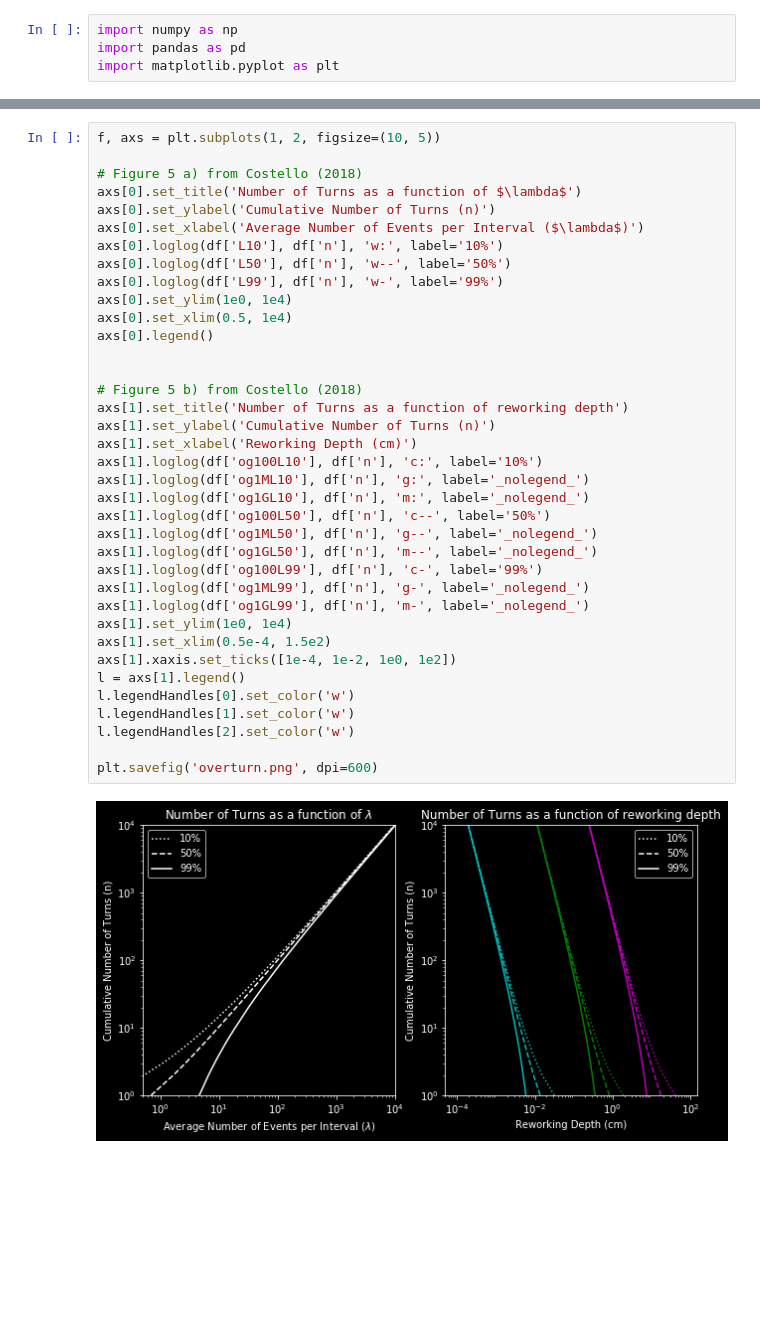
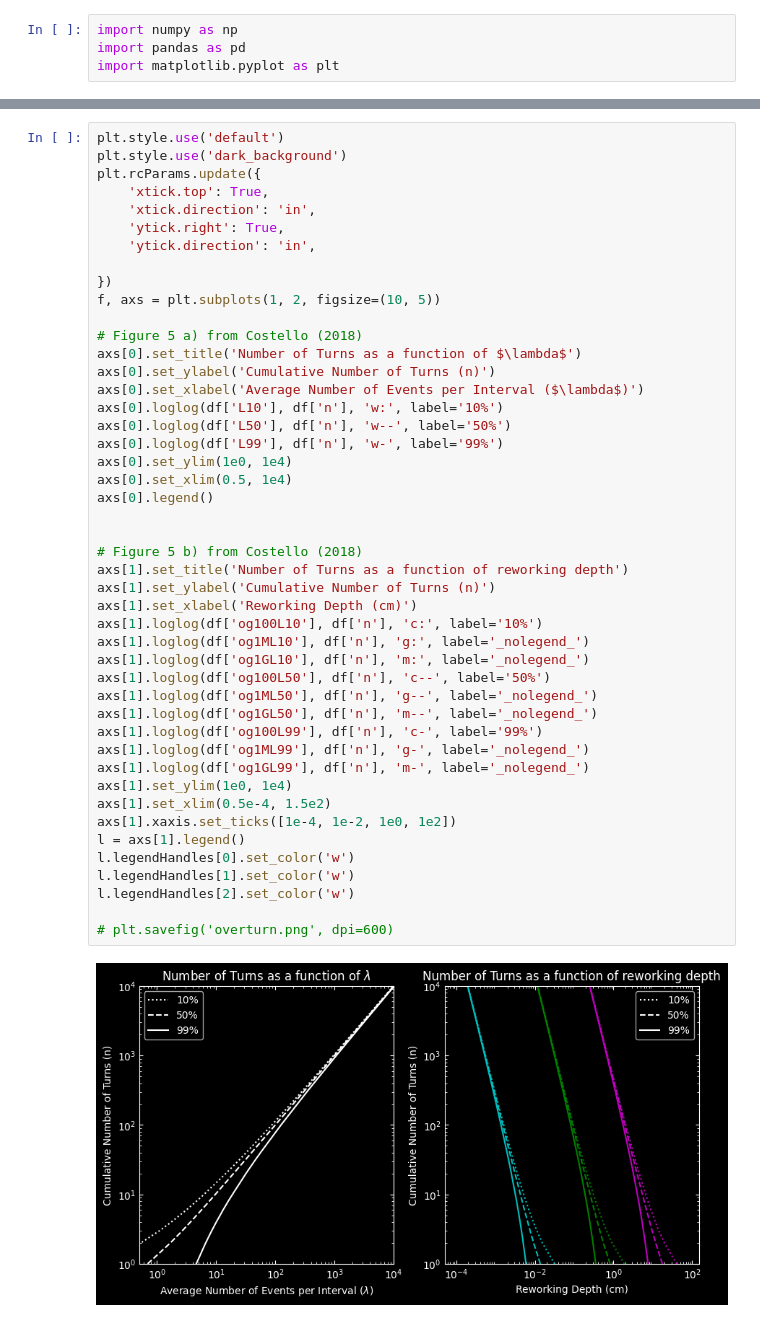
Before and after one commit to cjtu/moonpies, a Jupyter notebook: code/overturn.ipynb, the cells around one changed output, grey strips where cells are left out. Saved outputs shown, nothing was run; the diff lists cells and outputs as text; blank space fills up the shorter version.

```diff
--- a/code/overturn.ipynb
+++ b/code/overturn.ipynb
@@ -99,4 +104,13 @@ df.head()
 # %%
+plt.style.use('default')
+plt.style.use('dark_background')
+plt.rcParams.update({
+    'xtick.top': True,
+    'xtick.direction': 'in',
+    'ytick.right': True,
+    'ytick.direction': 'in',
+
+})
 f, axs = plt.subplots(1, 2, figsize=(10, 5))
 
 # Figure 5 a) from Costello (2018)
@@ -106,32 +120,32 @@ axs[0].set_xlabel('Average Number of Events per Interval ($\lambda$)')
 axs[0].loglog(df['L10'], df['n'], 'w:', label='10%')
 axs[0].loglog(df['L50'], df['n'], 'w--', label='50%')
 axs[0].loglog(df['L99'], df['n'], 'w-', label='99%')
 axs[0].set_ylim(1e0, 1e4)
 axs[0].set_xlim(0.5, 1e4)
 axs[0].legend()
 
 
 # Figure 5 b) from Costello (2018)
 axs[1].set_title('Number of Turns as a function of reworking depth')
 axs[1].set_ylabel('Cumulative Number of Turns (n)')
 axs[1].set_xlabel('Reworking Depth (cm)')
 axs[1].loglog(df['og100L10'], df['n'], 'c:', label='10%')
 axs[1].loglog(df['og1ML10'], df['n'], 'g:', label='_nolegend_')
 axs[1].loglog(df['og1GL10'], df['n'], 'm:', label='_nolegend_')
 axs[1].loglog(df['og100L50'], df['n'], 'c--', label='50%')
 axs[1].loglog(df['og1ML50'], df['n'], 'g--', label='_nolegend_')
 axs[1].loglog(df['og1GL50'], df['n'], 'm--', label='_nolegend_')
 axs[1].loglog(df['og100L99'], df['n'], 'c-', label='99%')
 axs[1].loglog(df['og1ML99'], df['n'], 'g-', label='_nolegend_')
 axs[1].loglog(df['og1GL99'], df['n'], 'm-', label='_nolegend_')
 axs[1].set_ylim(1e0, 1e4)
 axs[1].set_xlim(0.5e-4, 1.5e2)
 axs[1].xaxis.set_ticks([1e-4, 1e-2, 1e0, 1e2])
 l = axs[1].legend()
 l.legendHandles[0].set_color('w')
 l.legendHandles[1].set_color('w')
 l.legendHandles[2].set_color('w')
 
-plt.savefig('overturn.png', dpi=600)
+# plt.savefig('overturn.png', dpi=600)
 # %% [output]
-[figure, old version]
+[figure, new version]
```
Also changed, not shown: parts of 2 cells of this notebook, 4 other files.
